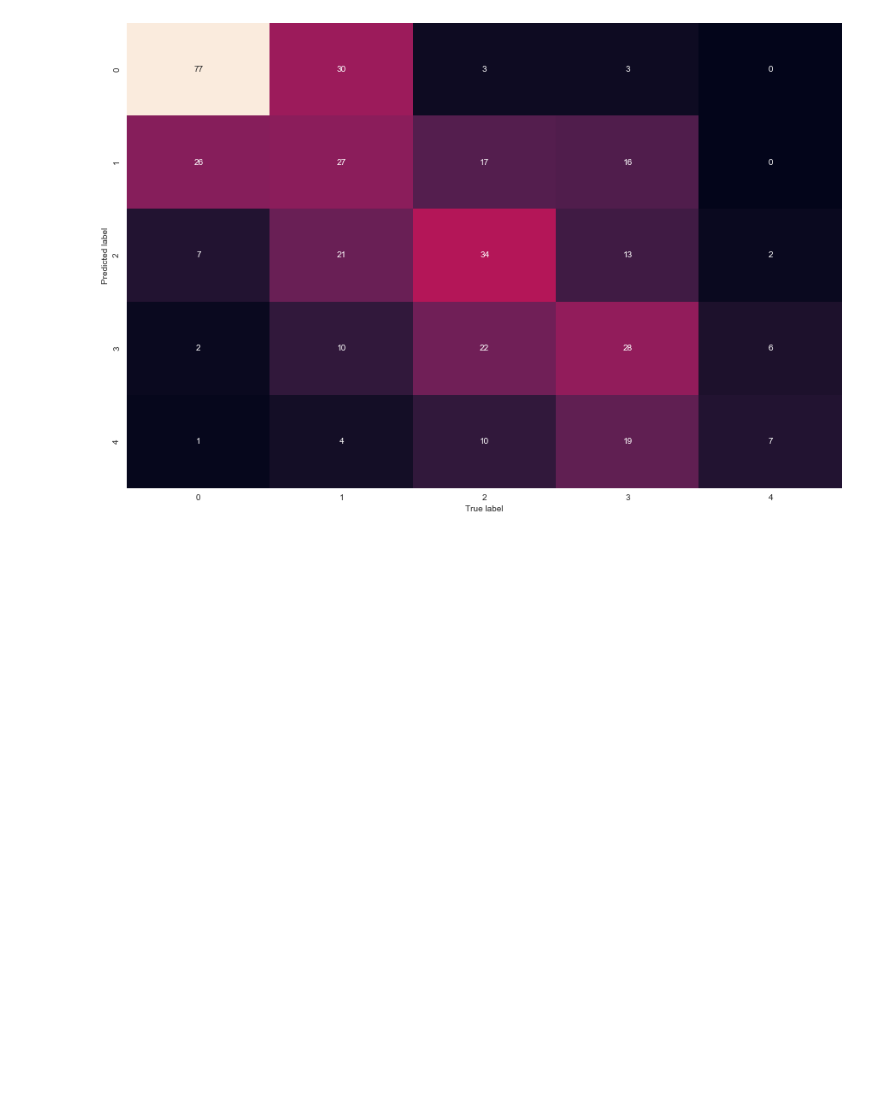
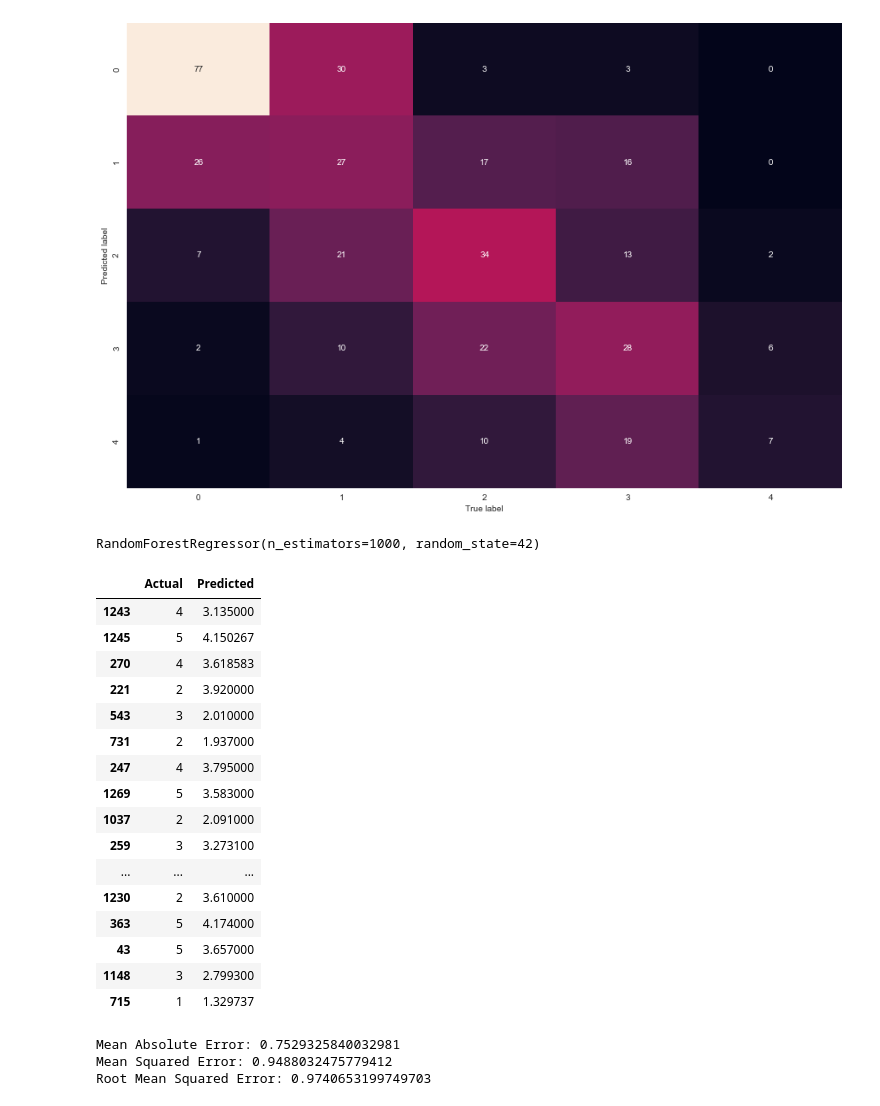
Before and after one commit to Nicole1701/video-game-prediction, a Jupyter notebook: notebooks/random_forest.ipynb, the cells around one changed output. Saved outputs shown, nothing was run; the diff lists cells and outputs as text; code cells hidden in the pictures; blank space fills up the shorter version.

Commit message:
added csv encoded with correct headers and random forest regressor model

```diff
--- a/notebooks/random_forest.ipynb
+++ b/notebooks/random_forest.ipynb
@@ -334,3 +334,41 @@ def plot_conf_mat(conf_mat):
 plot_conf_mat(conf_mat)
 # %% [output]
 [figure]
+# %%
+from sklearn.ensemble import RandomForestRegressor
+regressor = RandomForestRegressor(n_estimators = 1000, random_state = 42)
+regressor.fit(X_train, y_train)
+# %% [output]
+RandomForestRegressor(n_estimators=1000, random_state=42)
+# %%
+y_pred = regressor.predict(X_test)
+# %%
+df=pd.DataFrame({'Actual':y_test, 'Predicted':y_pred})
+df.head(50)
+# %% [output]
+|  | Actual | Predicted |
+| 1243 | 4 | 3.135000 |
+| 1245 | 5 | 4.150267 |
+| 270 | 4 | 3.618583 |
+| 221 | 2 | 3.920000 |
+| 543 | 3 | 2.010000 |
+| 731 | 2 | 1.937000 |
+| 247 | 4 | 3.795000 |
+| 1269 | 5 | 3.583000 |
+| 1037 | 2 | 2.091000 |
+| 259 | 3 | 3.273100 |
+| ... | ... | ... |
+| 1230 | 2 | 3.610000 |
+| 363 | 5 | 4.174000 |
+| 43 | 5 | 3.657000 |
+| 1148 | 3 | 2.799300 |
+| 715 | 1 | 1.329737 |
+# %%
+
+print('Mean Absolute Error:', metrics.mean_absolute_error(y_test, y_pred))
+print('Mean Squared Error:', metrics.mean_squared_error(y_test, y_pred))
+print('Root Mean Squared Error:', np.sqrt(metrics.mean_squared_error(y_test, y_pred)))
+# %% [output]
+Mean Absolute Error: 0.7529325840032981
+Mean Squared Error: 0.9488032475779412
+Root Mean Squared Error: 0.9740653199749703
```
